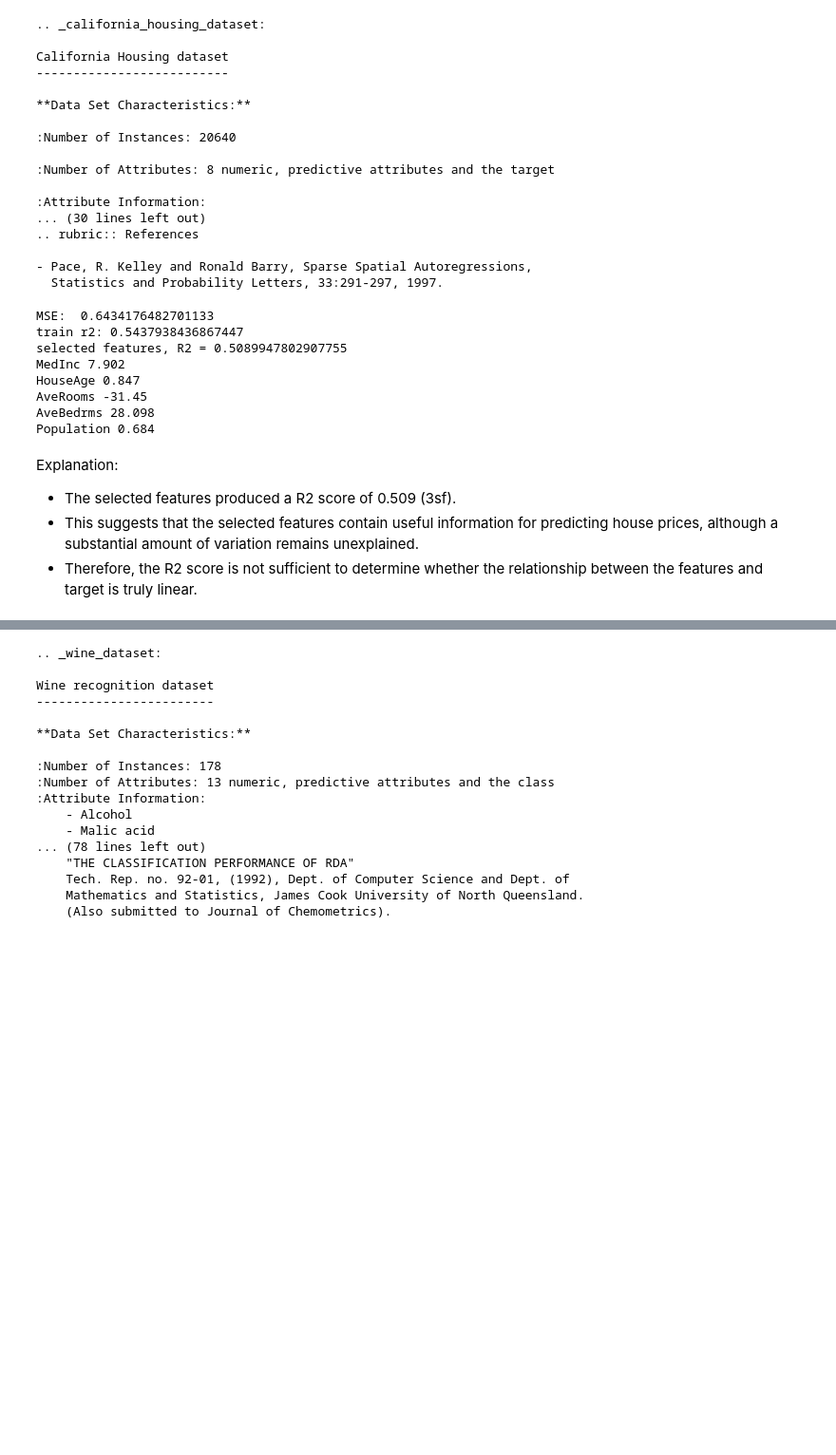
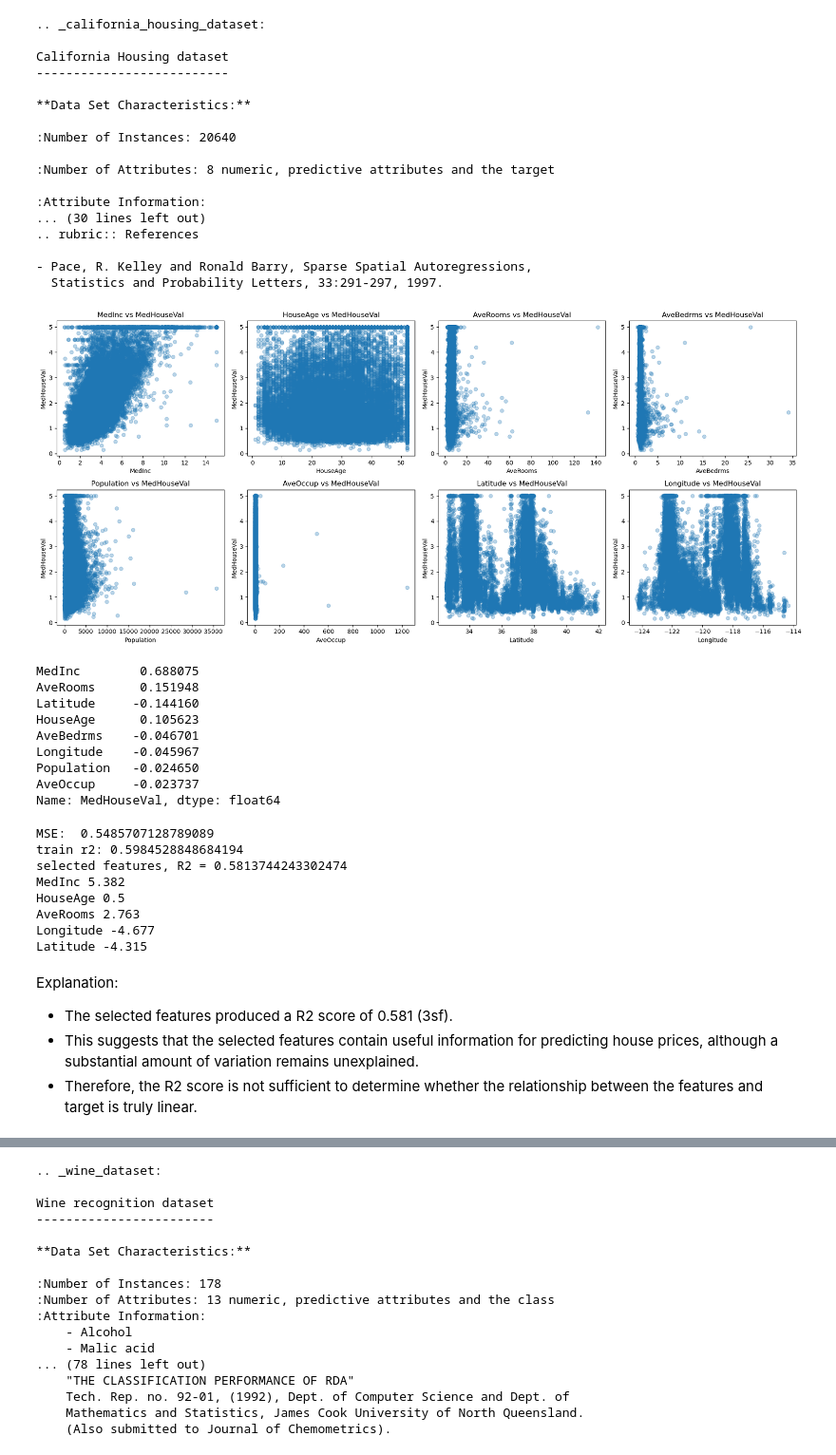
Before and after one commit to EvanAngQiXuan/IntroToMLAsg1, a Jupyter notebook: asg1_p1.ipynb, the cells around one changed output, grey strips where cells are left out. Shown at 95% size. Drawn from its saved outputs; the diff is of its cells as text; code cells hidden in the pictures; blank space fills up the shorter version.

```diff
--- a/asg1_p1.ipynb
+++ b/asg1_p1.ipynb
@@ -91,8 +92,31 @@ from sklearn.preprocessing import MinMaxScaler
 from sklearn.linear_model import LinearRegression
 from sklearn.metrics import r2_score, mean_squared_error
 # %%
-# Choosing features and target variable
-features_housing = ['MedInc', 'HouseAge', 'AveRooms', 'AveBedrms', 'Population']
-x_all = df.drop(columns=['MedHouseVal'])
-x_housing = df[features_housing]
+x_all = df.drop(columns = 'MedHouseVal')
 y_housing = df['MedHouseVal']
+
+# Plotting all features against target variable
+
+fig, axes = plt.subplots(2, 4, figsize = (18, 8))
+for ax, feature in zip(axes.flatten(), x_all):
+    ax.scatter(df[feature], df["MedHouseVal"], alpha = 0.3)
+    ax.set_xlabel(feature)
+    ax.set_ylabel("MedHouseVal")
+    ax.set_title(f"{feature} vs MedHouseVal")
+plt.tight_layout()
+plt.show()
+
+# Correlation of every feature with the target, strongest first
+correlations = df.corr()["MedHouseVal"].drop("MedHouseVal")
+print(correlations.sort_values(key = abs, ascending = False))
+# %% [output]
+[figure, added]
+MedInc        0.688075
+AveRooms      0.151948
+Latitude     -0.144160
+HouseAge      0.105623
+AveBedrms    -0.046701
+Longitude    -0.045967
+Population   -0.024650
+AveOccup     -0.023737
+Name: MedHouseVal, dtype: float64
@@ -112,22 +140,22 @@ predictions = model.predict(x_test)
 train_pred = model.predict(x_train)
 
 print("MSE: ", mean_squared_error(y_test, predictions))
-print("train r2:", r2_score(y_train,train_pred))
+print("train r2:", r2_score(y_train, train_pred))
 print("selected features, R2 =", r2_score(y_test, predictions))
-for name, coef in zip(features_housing, model.coef_):
+for name, coef in zip(x_housing, model.coef_):
     print(name, round(coef, 3))
 # %% [output]
-MSE:  0.6434176482701133
-train r2: 0.5437938436867447
-selected features, R2 = 0.5089947802907755
-MedInc 7.902
-HouseAge 0.847
-AveRooms -31.45
-AveBedrms 28.098
-Population 0.684
+MSE:  0.5485707128789089
+train r2: 0.5984528848684194
+selected features, R2 = 0.5813744243302474
+MedInc 5.382
+HouseAge 0.5
+AveRooms 2.763
+Longitude -4.677
+Latitude -4.315
 # %% [markdown]
 Explanation:
-- The selected features produced a R2 score of 0.509 (3sf).
+- The selected features produced a R2 score of 0.581 (3sf).
 - This suggests that the selected features contain useful information for predicting house prices, although a substantial amount of variation remains unexplained.
 - Therefore, the R2 score is not sufficient to determine whether the relationship between the features and target is truly linear.
 # %%
```
Also changed, not shown: parts of 11 cells of this notebook.
